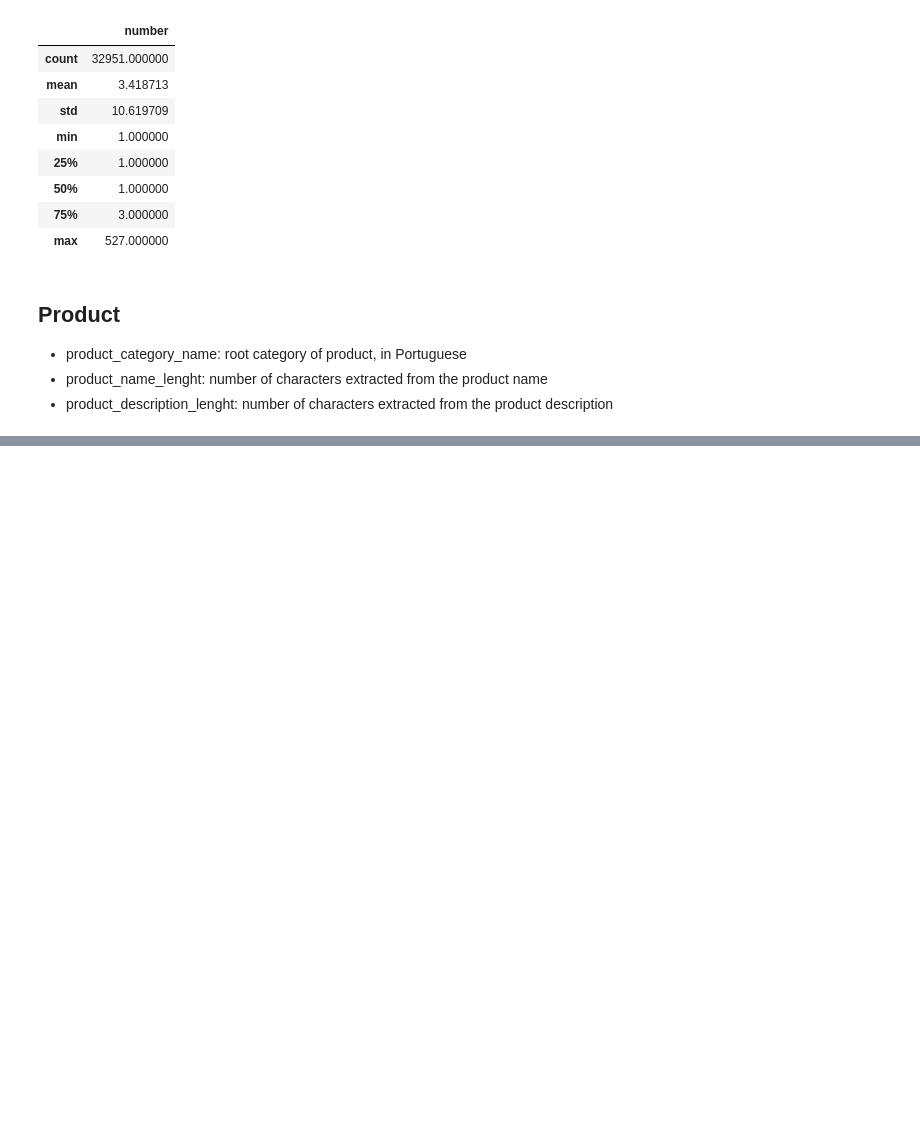
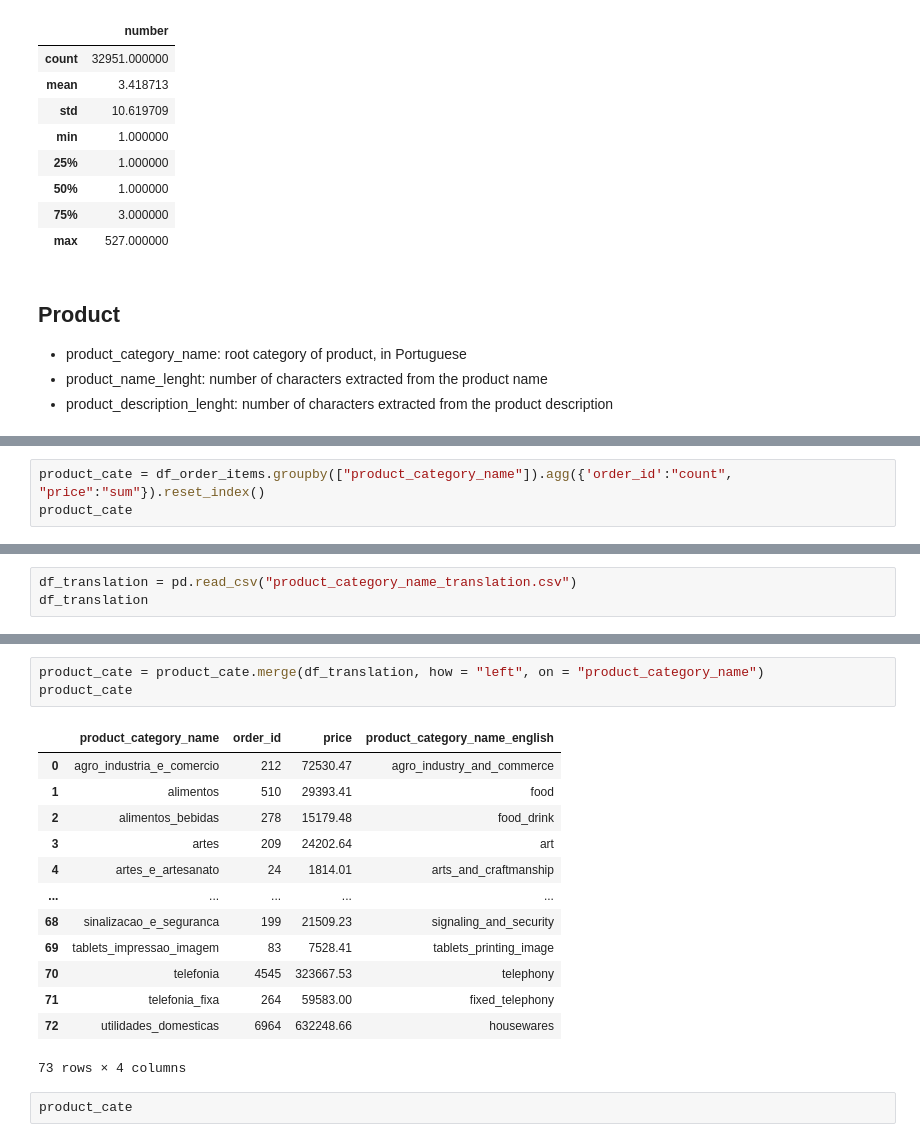
Before and after one commit to dailyLi/olist_digital_marketing, a Jupyter notebook: EDA.ipynb, the cells around one changed output, grey strips where cells are left out. Drawn from its saved outputs; the diff is of its cells as text; blank space fills up the shorter version.

```diff
--- a/EDA.ipynb
+++ b/EDA.ipynb
@@ -692,0 +741,3 @@ no_products.describe()
+# %%
+product_cate = df_order_items.groupby(["product_category_name"]).agg({'order_id':"count", "price":"sum"}).reset_index()
+product_cate
@@ -692,0 +758,3 @@ no_products.describe()
+# %%
+df_translation = pd.read_csv("product_category_name_translation.csv")
+df_translation
@@ -692,0 +775,19 @@ no_products.describe()
+# %%
+product_cate = product_cate.merge(df_translation, how = "left", on = "product_category_name")
+product_cate
+# %% [output]
+|  | product_category_name | order_id | price | product_category_name_english |
+| 0 | agro_industria_e_comercio | 212 | 72530.47 | agro_industry_and_commerce |
+| 1 | alimentos | 510 | 29393.41 | food |
+| 2 | alimentos_bebidas | 278 | 15179.48 | food_drink |
+| 3 | artes | 209 | 24202.64 | art |
+| 4 | artes_e_artesanato | 24 | 1814.01 | arts_and_craftmanship |
+| ... | ... | ... | ... | ... |
+| 68 | sinalizacao_e_seguranca | 199 | 21509.23 | signaling_and_security |
+| 69 | tablets_impressao_imagem | 83 | 7528.41 | tablets_printing_image |
+| 70 | telefonia | 4545 | 323667.53 | telephony |
+| 71 | telefonia_fixa | 264 | 59583.00 | fixed_telephony |
+| 72 | utilidades_domesticas | 6964 | 632248.66 | housewares |
+73 rows × 4 columns
+# %%
+product_cate
```
Also changed, not shown: parts of 26 cells of this notebook.
